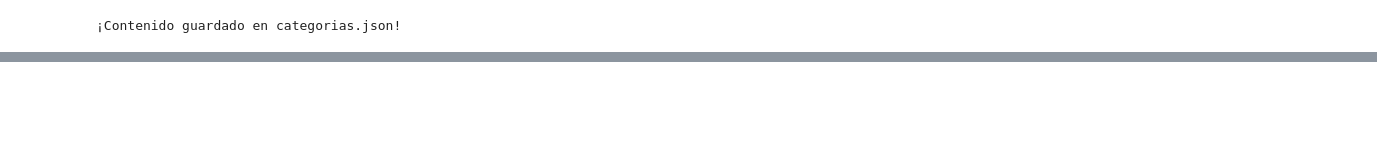
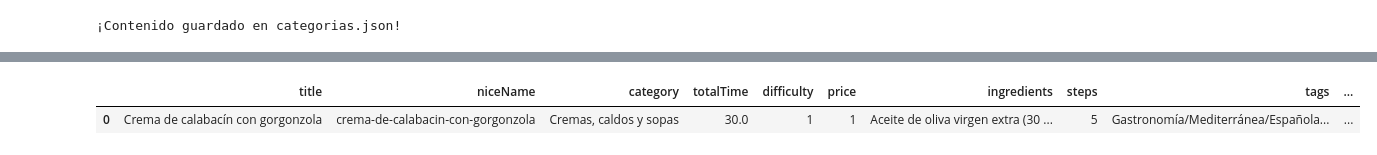
Before and after one commit to Unbiunio/interview, a Jupyter notebook: dsk.ipynb, the cells around one changed output, grey strips where cells are left out. Cells and saved outputs as stored; diff of their text form; code cells hidden in the pictures; blank space fills up the shorter version.

```diff
--- a/dsk.ipynb
+++ b/dsk.ipynb
@@ -356,0 +266,6 @@ df_ingredientes
+# %%
+df_recetas_1.head(1
+                  )
+# %% [output]
+|  | title | niceName | category | totalTime | difficulty | price | ingredients | steps | tags | ... |
+| 0 | Crema de calabacín con gorgonzola | crema-de-calabacin-con-gorgonzola | Cremas, caldos y sopas | 30.0 | 1 | 1 | Aceite de oliva virgen extra (30 ... | 5 | Gastronomía/Mediterránea/Española... | ... |
```
Also changed, not shown: parts of 19 cells of this notebook, 9 other files.
